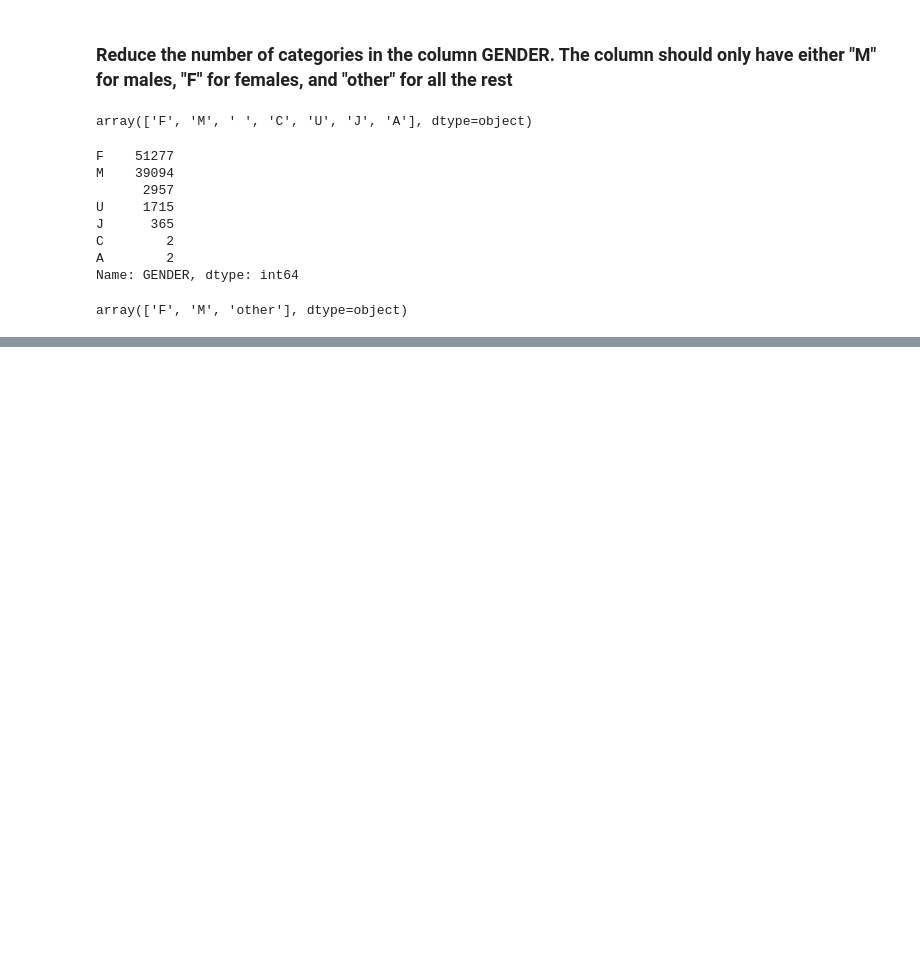
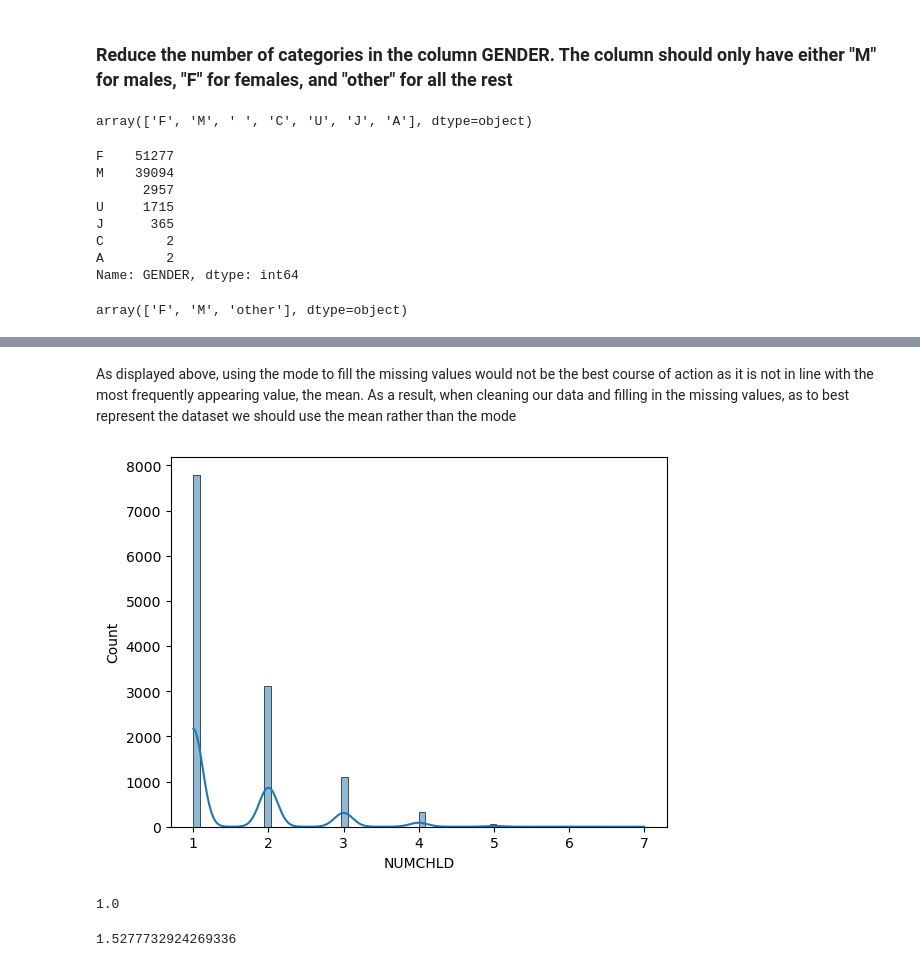
Before and after one commit to KAAR1998/lab-revisiting-machine-learning, a Jupyter notebook: Lab.ipynb, the cells around one changed output, grey strips where cells are left out. Saved outputs shown, nothing was run; the diff lists cells and outputs as text; code cells hidden in the pictures; blank space fills up the shorter version.

```diff
--- a/Lab.ipynb
+++ b/Lab.ipynb
@@ -214,0 +498,15 @@ array(['F', 'M', 'other'], dtype=object)
+# %% [markdown]
+As displayed above, using the mode to fill the missing values would not be the best course of action as it is not in line with the most frequently appearing value, the mean. As a result, when cleaning our data and filling in the missing values, as to best represent the dataset we should use the mean rather than the mode
+# %%
+sns.histplot(numerical[numerical['NUMCHLD'].isna()==False]['NUMCHLD'],kde=True)
+plt.show()
+# %% [output]
+[figure, added]
+# %%
+numerical[numerical['NUMCHLD'].notna()]['NUMCHLD'].mode()[0]
+# %% [output]
+1.0
+# %%
+numerical.loc[:, 'NUMCHLD'].mean()
+# %% [output]
+1.5277732924269336
```
Also changed, not shown: parts of 46 cells of this notebook.
